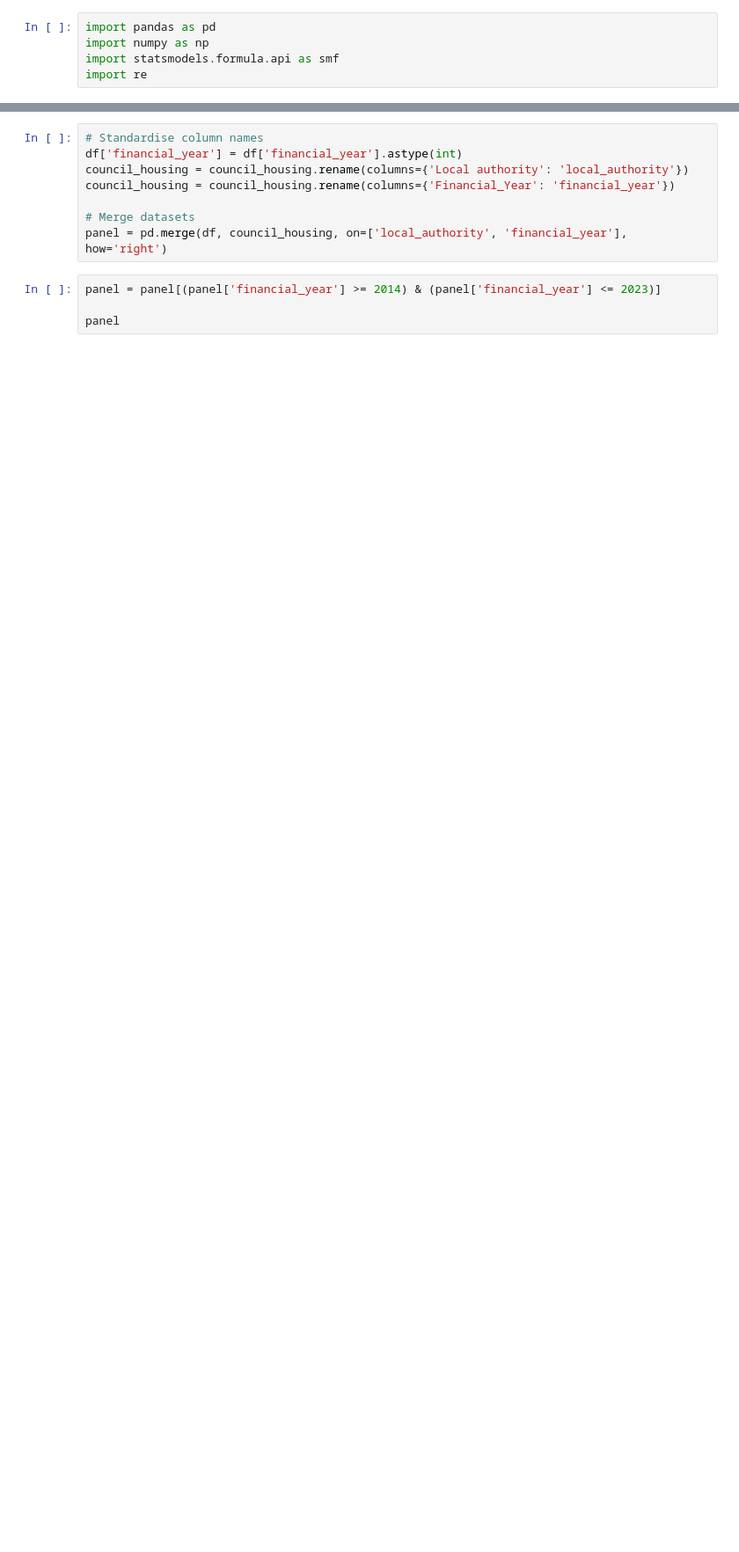
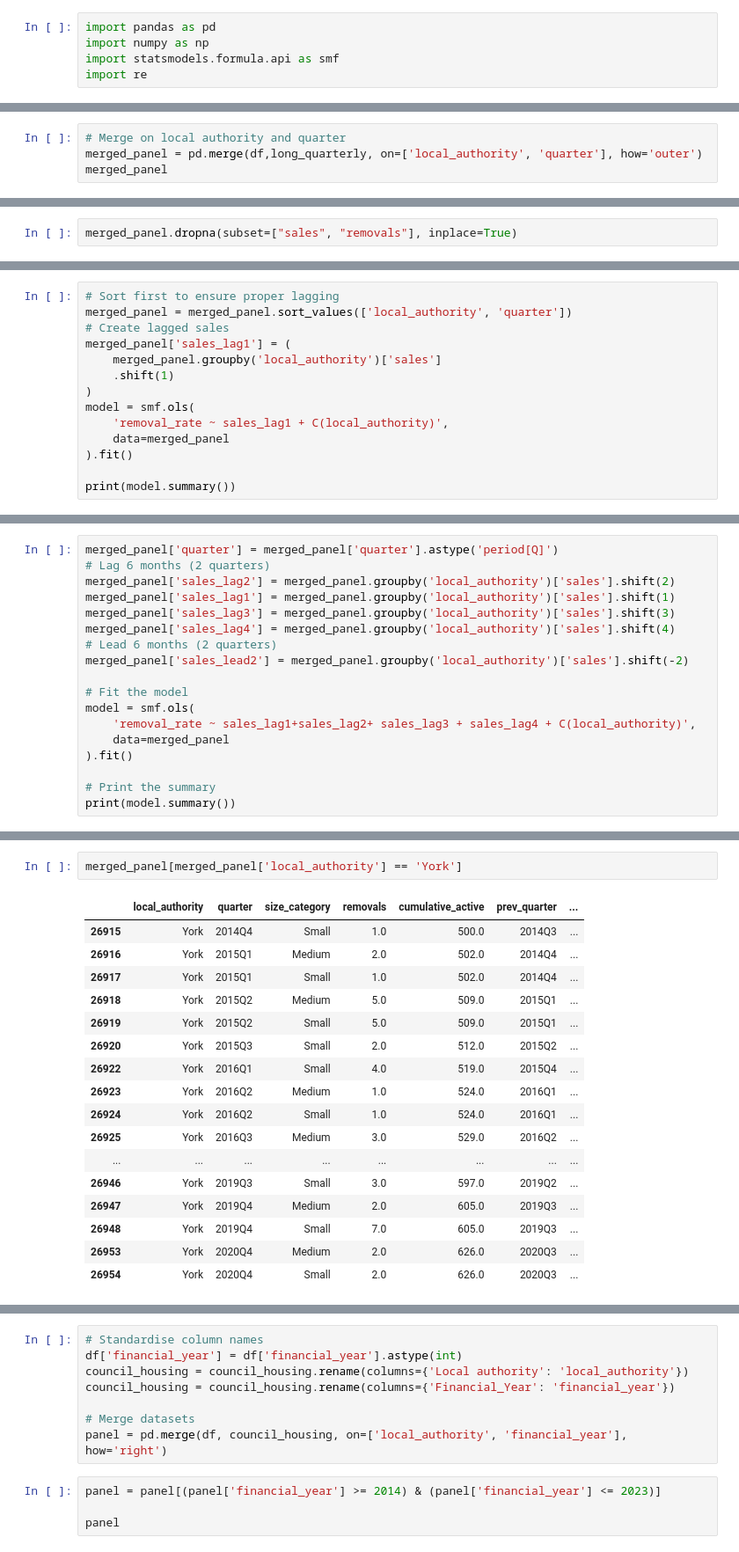
Before and after one commit to crystalyu917/The-Impact-of-Local-Council-Asset-Sales-on-Charity-Survival-in-England, a Jupyter notebook: src/analysis/04.07.2025.ipynb, the cells around one changed output, grey strips where cells are left out. Shown at 88% size. Drawn from its saved outputs; the diff is of its cells as text; blank space fills up the shorter version.

```diff
--- a/src/analysis/04.07.2025.ipynb
+++ b/src/analysis/04.07.2025.ipynb
@@ -25,0 +100,4 @@ gbp
+# %%
+# Merge on local authority and quarter
+merged_panel = pd.merge(df,long_quarterly, on=['local_authority', 'quarter'], how='outer')
+merged_panel
@@ -25,0 +134,2 @@ gbp
+# %%
+merged_panel.dropna(subset=["sales", "removals"], inplace=True)
@@ -25,0 +176,14 @@ gbp
+# %%
+# Sort first to ensure proper lagging
+merged_panel = merged_panel.sort_values(['local_authority', 'quarter'])
+# Create lagged sales
+merged_panel['sales_lag1'] = (
+    merged_panel.groupby('local_authority')['sales']
+    .shift(1)
+)
+model = smf.ols(
+    'removal_rate ~ sales_lag1 + C(local_authority)',
+    data=merged_panel
+).fit()
+
+print(model.summary())
@@ -25,0 +208,18 @@ gbp
+# %%
+merged_panel['quarter'] = merged_panel['quarter'].astype('period[Q]')
+# Lag 6 months (2 quarters)
+merged_panel['sales_lag2'] = merged_panel.groupby('local_authority')['sales'].shift(2)
+merged_panel['sales_lag1'] = merged_panel.groupby('local_authority')['sales'].shift(1)
+merged_panel['sales_lag3'] = merged_panel.groupby('local_authority')['sales'].shift(3)
+merged_panel['sales_lag4'] = merged_panel.groupby('local_authority')['sales'].shift(4)
+# Lead 6 months (2 quarters)
+merged_panel['sales_lead2'] = merged_panel.groupby('local_authority')['sales'].shift(-2)
+
+# Fit the model
+model = smf.ols(
+    'removal_rate ~ sales_lag1+sales_lag2+ sales_lag3 + sales_lag4 + C(local_authority)',
+    data=merged_panel
+).fit()
+
+# Print the summary
+print(model.summary())
@@ -25,0 +244,20 @@ gbp
+# %%
+merged_panel[merged_panel['local_authority'] == 'York']
+# %% [output]
+|  | local_authority | quarter | size_category | removals | cumulative_active | prev_quarter | ... |
+| 26915 | York | 2014Q4 | Small | 1.0 | 500.0 | 2014Q3 | ... |
+| 26916 | York | 2015Q1 | Medium | 2.0 | 502.0 | 2014Q4 | ... |
+| 26917 | York | 2015Q1 | Small | 1.0 | 502.0 | 2014Q4 | ... |
+| 26918 | York | 2015Q2 | Medium | 5.0 | 509.0 | 2015Q1 | ... |
+| 26919 | York | 2015Q2 | Small | 5.0 | 509.0 | 2015Q1 | ... |
+| 26920 | York | 2015Q3 | Small | 2.0 | 512.0 | 2015Q2 | ... |
+| 26922 | York | 2016Q1 | Small | 4.0 | 519.0 | 2015Q4 | ... |
+| 26923 | York | 2016Q2 | Medium | 1.0 | 524.0 | 2016Q1 | ... |
+| 26924 | York | 2016Q2 | Small | 1.0 | 524.0 | 2016Q1 | ... |
+| 26925 | York | 2016Q3 | Medium | 3.0 | 529.0 | 2016Q2 | ... |
+| ... | ... | ... | ... | ... | ... | ... | ... |
+| 26946 | York | 2019Q3 | Small | 3.0 | 597.0 | 2019Q2 | ... |
+| 26947 | York | 2019Q4 | Medium | 2.0 | 605.0 | 2019Q3 | ... |
+| 26948 | York | 2019Q4 | Small | 7.0 | 605.0 | 2019Q3 | ... |
+| 26953 | York | 2020Q4 | Medium | 2.0 | 626.0 | 2020Q3 | ... |
+| 26954 | York | 2020Q4 | Small | 2.0 | 626.0 | 2020Q3 | ... |
```
Also changed, not shown: parts of 17 cells of this notebook, 1 other file.
